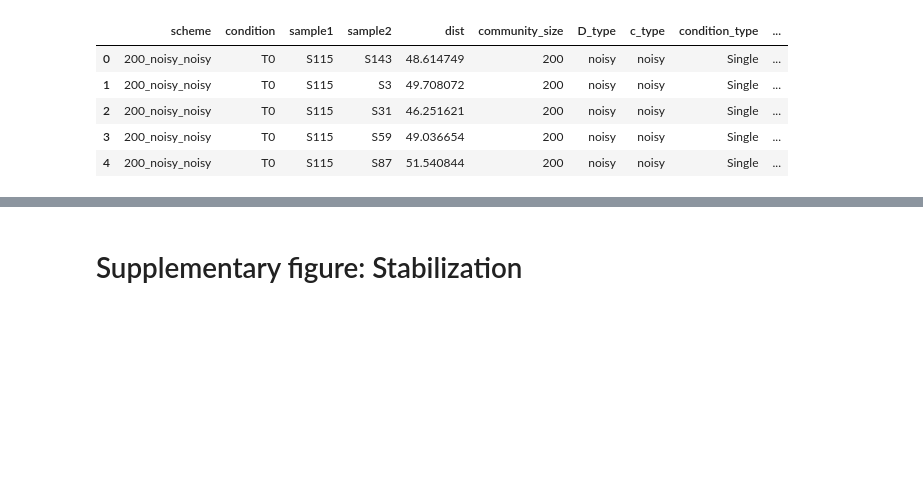
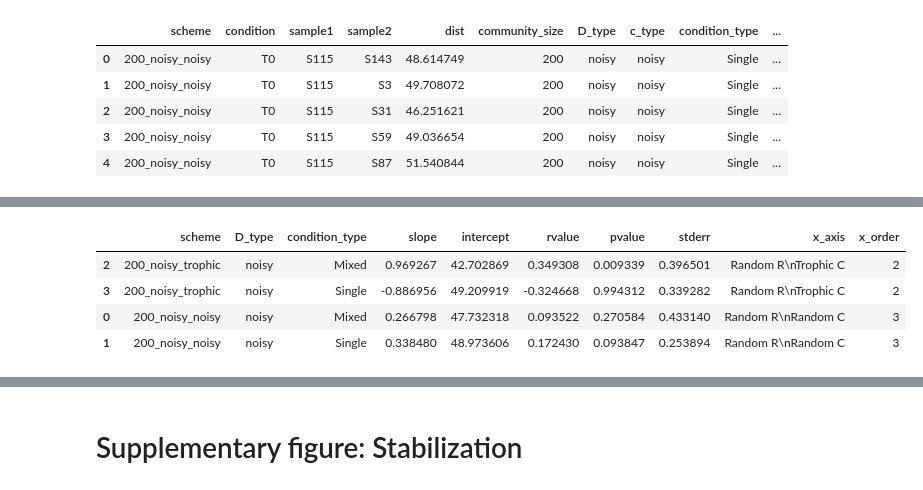
Before and after one commit to segrelab/MetabolicComplexityDivergence, a Jupyter notebook: env_complexity_publication_figures.ipynb, the cells around one changed output, grey strips where cells are left out. Cells and saved outputs as stored; diff of their text form; code cells hidden in the pictures; blank space fills up the shorter version.

```diff
--- a/env_complexity_publication_figures.ipynb
+++ b/env_complexity_publication_figures.ipynb
@@ -911,6 +881,14 @@ linregress_crm
 | 3 | 200_noisy_trophic | noisy | Single | -0.886956 | 49.209919 | -0.324668 | 9.943120e-01 | 0.339282 | Random R\nTrophic C | 2 |
 | 0 | 200_noisy_noisy | noisy | Mixed | 0.266798 | 47.732318 | 0.093522 | 2.705836e-01 | 0.433140 | Random R\nRandom C | 3 |
 | 1 | 200_noisy_noisy | noisy | Single | 0.338480 | 48.973606 | 0.172430 | 9.384660e-02 | 0.253894 | Random R\nRandom C | 3 |
+# %%
+crm_slope_data
+# %% [output]
+|  | scheme | D_type | condition_type | slope | intercept | rvalue | pvalue | stderr | x_axis | x_order |
+| 2 | 200_noisy_trophic | noisy | Mixed | 0.969267 | 42.702869 | 0.349308 | 0.009339 | 0.396501 | Random R\nTrophic C | 2 |
+| 3 | 200_noisy_trophic | noisy | Single | -0.886956 | 49.209919 | -0.324668 | 0.994312 | 0.339282 | Random R\nTrophic C | 2 |
+| 0 | 200_noisy_noisy | noisy | Mixed | 0.266798 | 47.732318 | 0.093522 | 0.270584 | 0.433140 | Random R\nRandom C | 3 |
+| 1 | 200_noisy_noisy | noisy | Single | 0.338480 | 48.973606 | 0.172430 | 0.093847 | 0.253894 | Random R\nRandom C | 3 |
 # %%
 "Divergence and slopes"
 mosaic = [
```
Also changed, not shown: parts of 5 cells of this notebook.
